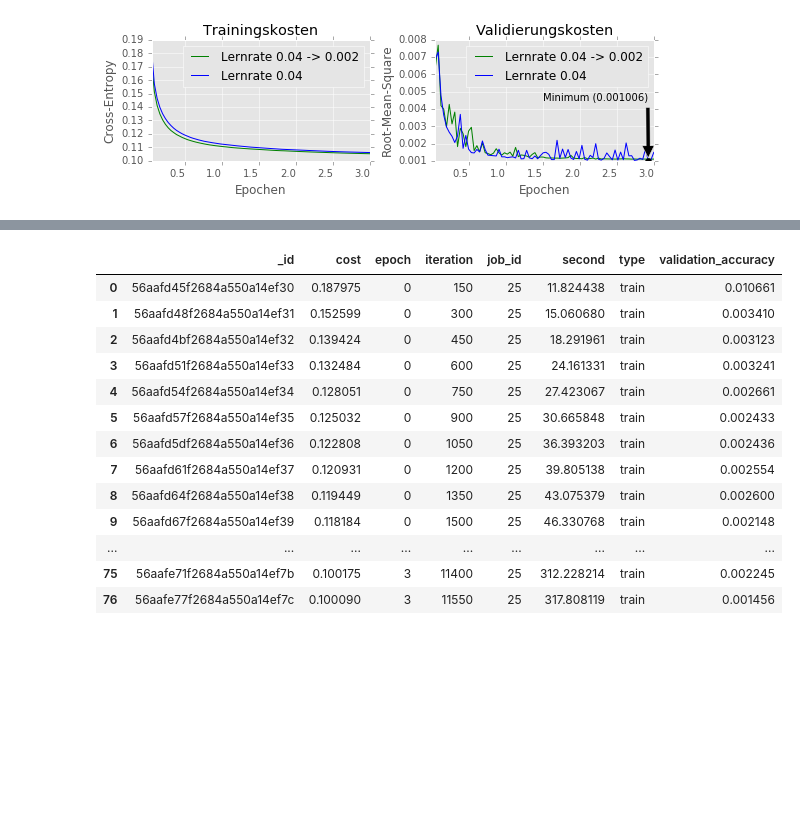
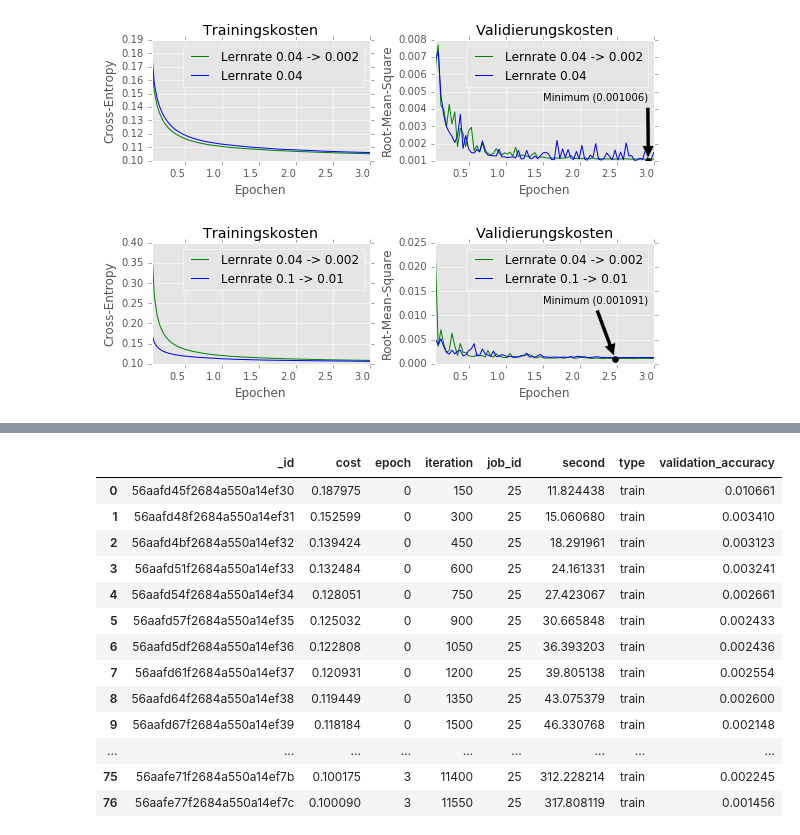
Before and after one commit to codingluke/ba-thesis-code, a Jupyter notebook: notebooks/metric_test.ipynb, the cells around one changed output, grey strips where cells are left out. Cells and saved outputs as stored; diff of their text form; code cells hidden in the pictures; blank space fills up the shorter version.

```diff
--- a/notebooks/metric_test.ipynb
+++ b/notebooks/metric_test.ipynb
@@ -25,4 +25,9 @@ mr.compair_plot(job_ids=[18, 19], colors=['g', 'b'], titles=['Lernrate 0.04 -> 0
                                                              'Lernrate 0.04'])
 # %% [output]
 [figure]
+# %%
+mr.compair_plot(job_ids=[21, 22], colors=['g', 'b'], titles=['Lernrate 0.04 -> 0.002',
+                                                             'Lernrate 0.1 -> 0.01'])
+# %% [output]
+[figure, added]
 # %%
```
Also changed, not shown: parts of 2 cells of this notebook, 1 other file.
